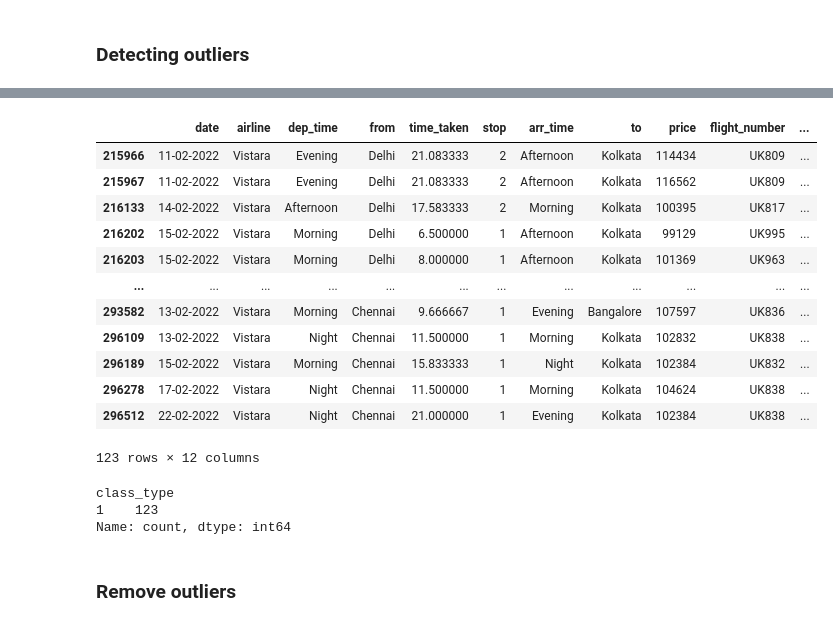
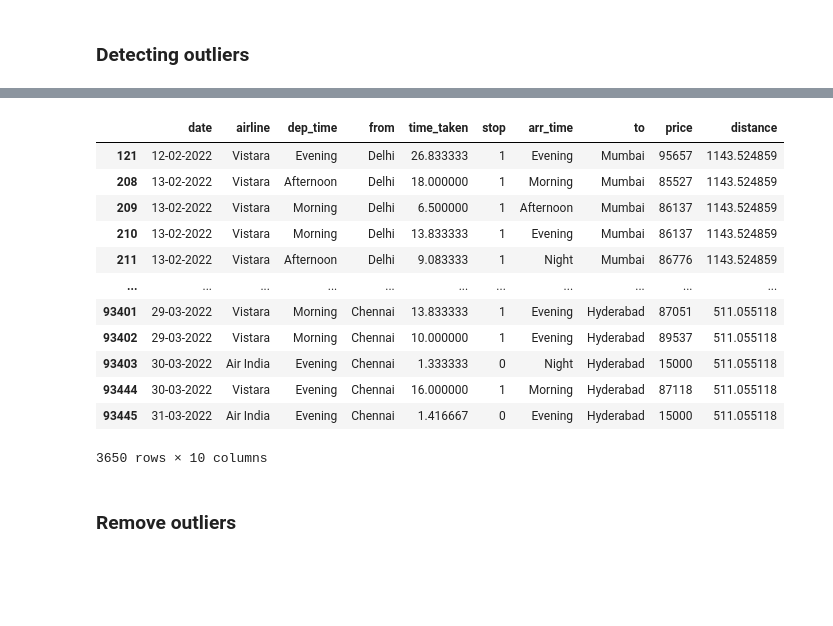
Before and after one commit to imiguelrodriguez/NECActivity1, a Jupyter notebook: data_preprocessing.ipynb, the cells around one changed output, grey strips where cells are left out. Drawn from its saved outputs; the diff is of its cells as text; code cells hidden in the pictures; blank space fills up the shorter version.

```diff
--- a/data_preprocessing.ipynb
+++ b/data_preprocessing.ipynb
@@ -350,4 +244,0 @@ df_business
-# %%
-# Add a column class_type
-df_economy['class_type'] = 0  # 0 per a economy
-df_business['class_type'] = 1  # 1 per a business
@@ -428,37 +267,31 @@ plt.show()
 # %%
-Q1 = df_combined['price'].quantile(0.25)
+Q1 = df_business['price'].quantile(0.25)
 
-Q3 = df_combined['price'].quantile(0.75)
+Q3 = df_business['price'].quantile(0.75)
 
 IQR = Q3 - Q1
 
 lower_bound = Q1 - 1.5 * IQR
 
 upper_bound = Q3 + 1.5 * IQR
 
-outliers = df_combined[(df_combined['price'] < lower_bound) | (df_combined['price'] > upper_bound)]
+outliers = df_business[(df_business['price'] < lower_bound) | (df_business['price'] > upper_bound)]
 
 outliers
 # %% [output]
-|  | date | airline | dep_time | from | time_taken | stop | arr_time | to | price | flight_number | ... |
-| 215966 | 11-02-2022 | Vistara | Evening | Delhi | 21.083333 | 2 | Afternoon | Kolkata | 114434 | UK809 | ... |
-| 215967 | 11-02-2022 | Vistara | Evening | Delhi | 21.083333 | 2 | Afternoon | Kolkata | 116562 | UK809 | ... |
-| 216133 | 14-02-2022 | Vistara | Afternoon | Delhi | 17.583333 | 2 | Morning | Kolkata | 100395 | UK817 | ... |
-| 216202 | 15-02-2022 | Vistara | Morning | Delhi | 6.500000 | 1 | Afternoon | Kolkata | 99129 | UK995 | ... |
-| 216203 | 15-02-2022 | Vistara | Morning | Delhi | 8.000000 | 1 | Afternoon | Kolkata | 101369 | UK963 | ... |
-| ... | ... | ... | ... | ... | ... | ... | ... | ... | ... | ... | ... |
-| 293582 | 13-02-2022 | Vistara | Morning | Chennai | 9.666667 | 1 | Evening | Bangalore | 107597 | UK836 | ... |
-| 296109 | 13-02-2022 | Vistara | Night | Chennai | 11.500000 | 1 | Morning | Kolkata | 102832 | UK838 | ... |
-| 296189 | 15-02-2022 | Vistara | Morning | Chennai | 15.833333 | 1 | Night | Kolkata | 102384 | UK832 | ... |
-| 296278 | 17-02-2022 | Vistara | Night | Chennai | 11.500000 | 1 | Morning | Kolkata | 104624 | UK838 | ... |
-| 296512 | 22-02-2022 | Vistara | Night | Chennai | 21.000000 | 1 | Evening | Kolkata | 102384 | UK838 | ... |
+|  | date | airline | dep_time | from | time_taken | stop | arr_time | to | price | distance |
+| 121 | 12-02-2022 | Vistara | Evening | Delhi | 26.833333 | 1 | Evening | Mumbai | 95657 | 1143.524859 |
+| 208 | 13-02-2022 | Vistara | Afternoon | Delhi | 18.000000 | 1 | Morning | Mumbai | 85527 | 1143.524859 |
+| 209 | 13-02-2022 | Vistara | Morning | Delhi | 6.500000 | 1 | Afternoon | Mumbai | 86137 | 1143.524859 |
+| 210 | 13-02-2022 | Vistara | Morning | Delhi | 13.833333 | 1 | Evening | Mumbai | 86137 | 1143.524859 |
+| 211 | 13-02-2022 | Vistara | Afternoon | Delhi | 9.083333 | 1 | Night | Mumbai | 86776 | 1143.524859 |
+| ... | ... | ... | ... | ... | ... | ... | ... | ... | ... | ... |
+| 93401 | 29-03-2022 | Vistara | Morning | Chennai | 13.833333 | 1 | Evening | Hyderabad | 87051 | 511.055118 |
+| 93402 | 29-03-2022 | Vistara | Morning | Chennai | 10.000000 | 1 | Evening | Hyderabad | 89537 | 511.055118 |
+| 93403 | 30-03-2022 | Air India | Evening | Chennai | 1.333333 | 0 | Night | Hyderabad | 15000 | 511.055118 |
+| 93444 | 30-03-2022 | Vistara | Evening | Chennai | 16.000000 | 1 | Morning | Hyderabad | 87118 | 511.055118 |
+| 93445 | 31-03-2022 | Air India | Evening | Chennai | 1.416667 | 0 | Evening | Hyderabad | 15000 | 511.055118 |
-123 rows × 12 columns
+3650 rows × 10 columns
-# %%
-outliers['class_type'].value_counts()
-# %% [output]
-class_type
-1    123
-Name: count, dtype: int64
 # %% [markdown]
 ### Remove outliers
 # %%
```
Also changed, not shown: parts of 38 cells of this notebook.
